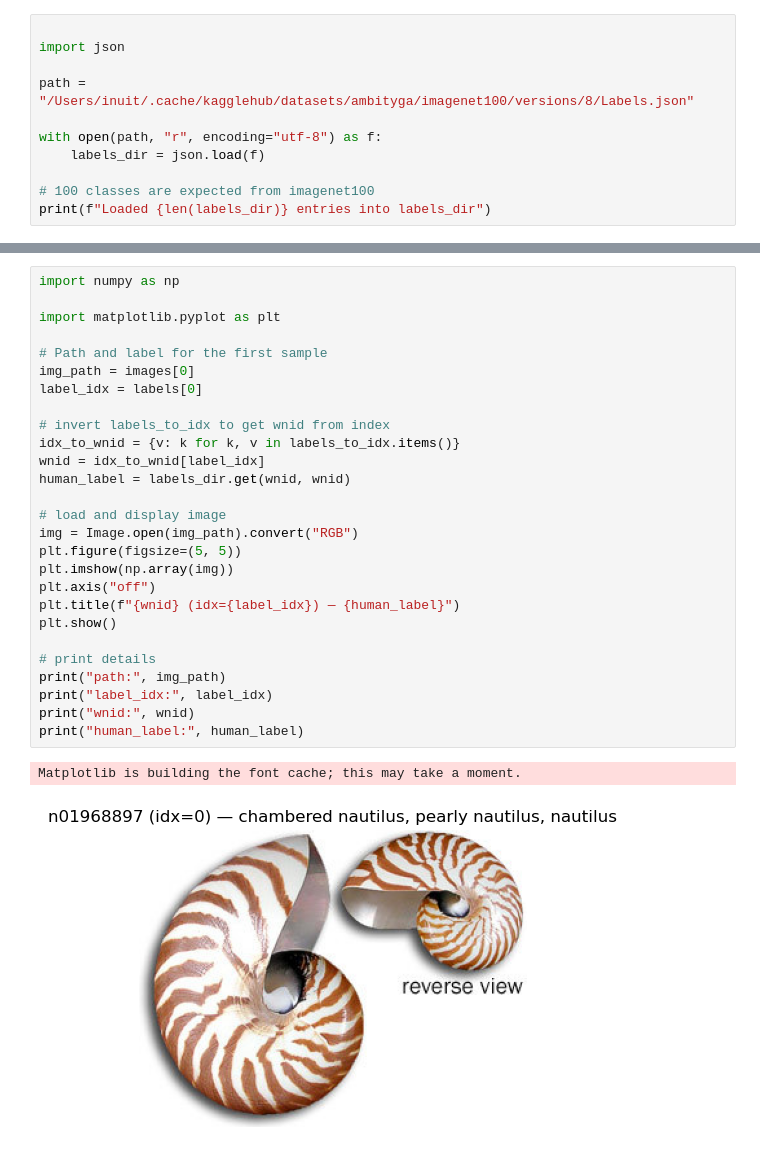
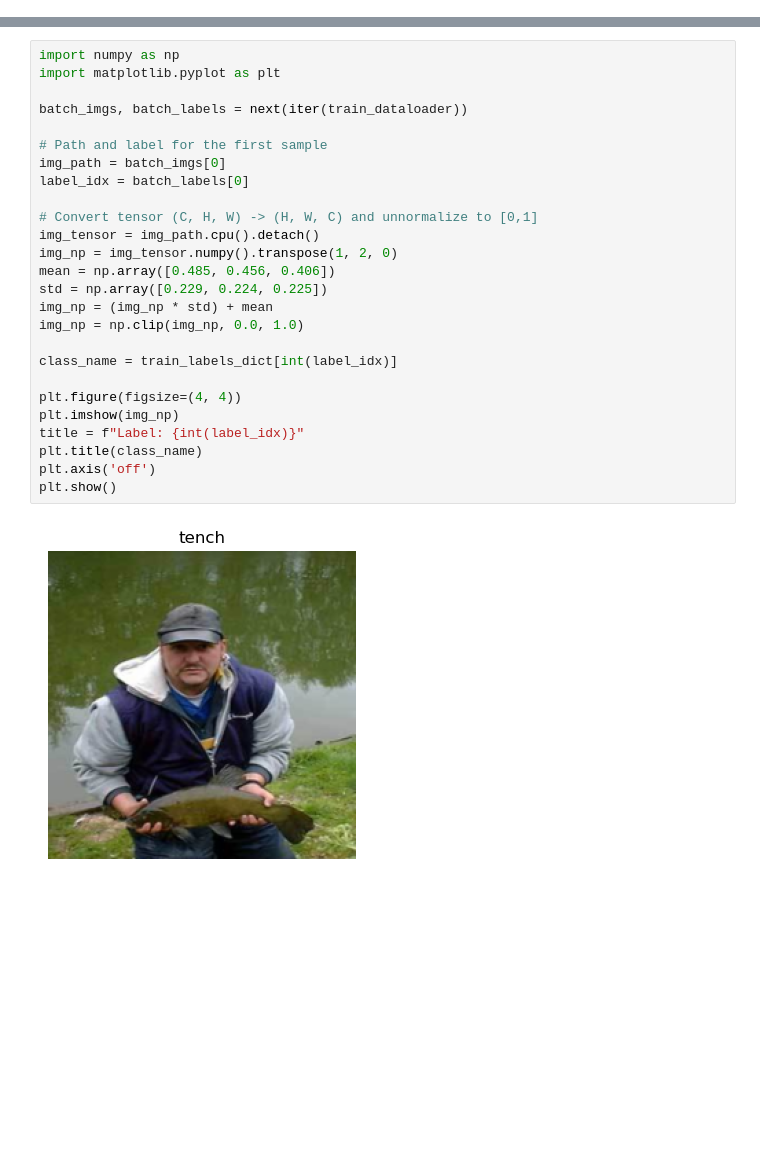
Before and after one commit to ubuti/Classified, a Jupyter notebook: exploration/explo1.ipynb, the cells around one changed output, grey strips where cells are left out. Saved outputs shown, nothing was run; the diff lists cells and outputs as text; blank space fills up the shorter version.

Commit message:
process imagenet

```diff
--- a/exploration/explo1.ipynb
+++ b/exploration/explo1.ipynb
@@ -1,11 +0,0 @@
-# %%
-
-import json
-
-path = "/Users/inuit/.cache/kagglehub/datasets/ambityga/imagenet100/versions/8/Labels.json"
-
-with open(path, "r", encoding="utf-8") as f:
-    labels_dir = json.load(f)
-
-# 100 classes are expected from imagenet100
-print(f"Loaded {len(labels_dir)} entries into labels_dir")
@@ -84,30 +8,28 @@ torch.Size([32, 3, 224, 224]) torch.Size([32])
 # %%
 import numpy as np
-
 import matplotlib.pyplot as plt
 
+batch_imgs, batch_labels = next(iter(train_dataloader))
+
 # Path and label for the first sample
-img_path = images[0]
-label_idx = labels[0]
+img_path = batch_imgs[0]
+label_idx = batch_labels[0]
 
-# invert labels_to_idx to get wnid from index
-idx_to_wnid = {v: k for k, v in labels_to_idx.items()}
-wnid = idx_to_wnid[label_idx]
-human_label = labels_dir.get(wnid, wnid)
+# Convert tensor (C, H, W) -> (H, W, C) and unnormalize to [0,1]
+img_tensor = img_path.cpu().detach()
+img_np = img_tensor.numpy().transpose(1, 2, 0)
+mean = np.array([0.485, 0.456, 0.406])
+std = np.array([0.229, 0.224, 0.225])
+img_np = (img_np * std) + mean
+img_np = np.clip(img_np, 0.0, 1.0)
 
-# load and display image
-img = Image.open(img_path).convert("RGB")
-plt.figure(figsize=(5, 5))
-plt.imshow(np.array(img))
-plt.axis("off")
-plt.title(f"{wnid} (idx={label_idx}) — {human_label}")
+class_name = train_labels_dict[int(label_idx)]
+
+plt.figure(figsize=(4, 4))
+plt.imshow(img_np)
+title = f"Label: {int(label_idx)}"
+plt.title(class_name)
+plt.axis('off')
 plt.show()
-
-# print details
-print("path:", img_path)
-print("label_idx:", label_idx)
-print("wnid:", wnid)
-print("human_label:", human_label)
 # %% [output]
-Matplotlib is building the font cache; this may take a moment.
-[figure, old version]
+[figure, new version]
```
Also changed, not shown: parts of 7 cells of this notebook, 4 other files.
